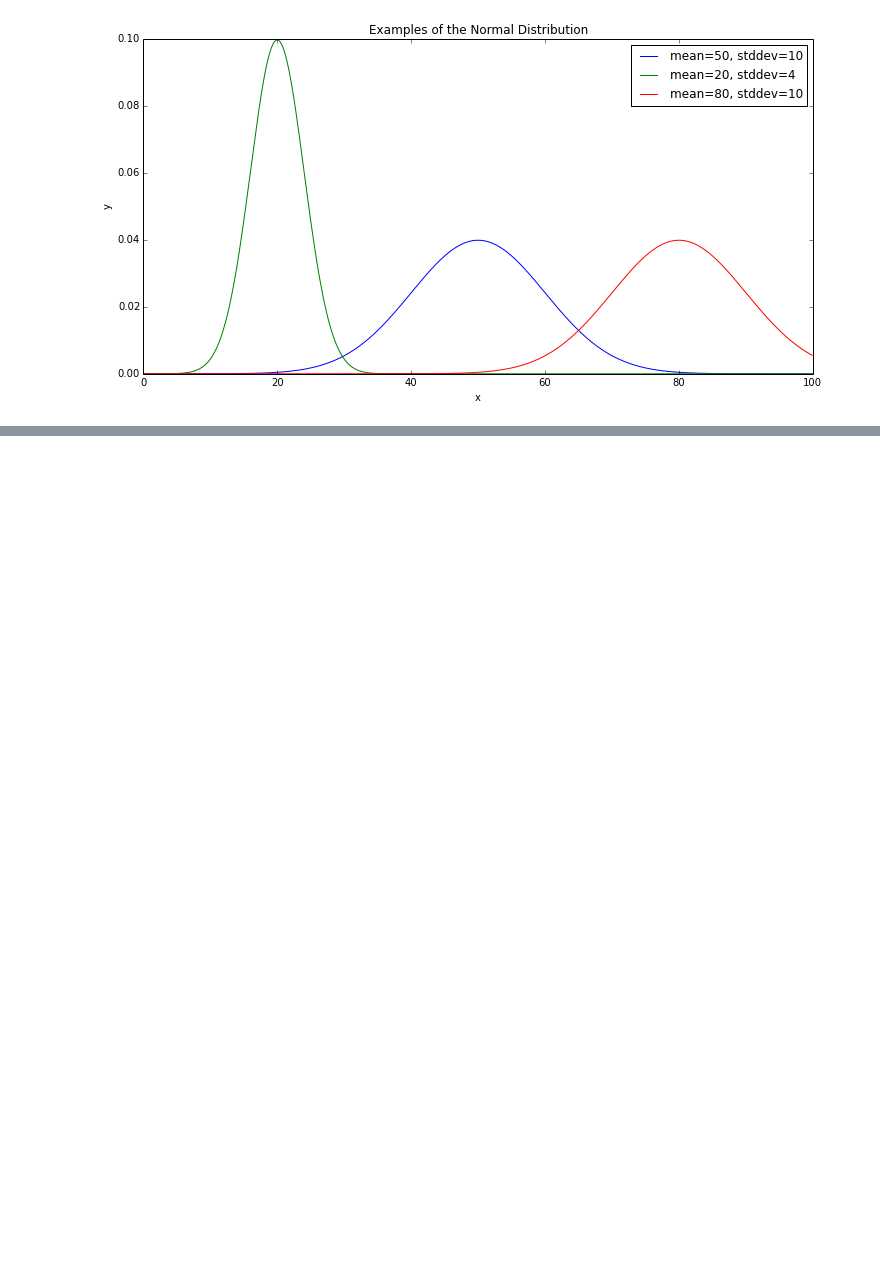
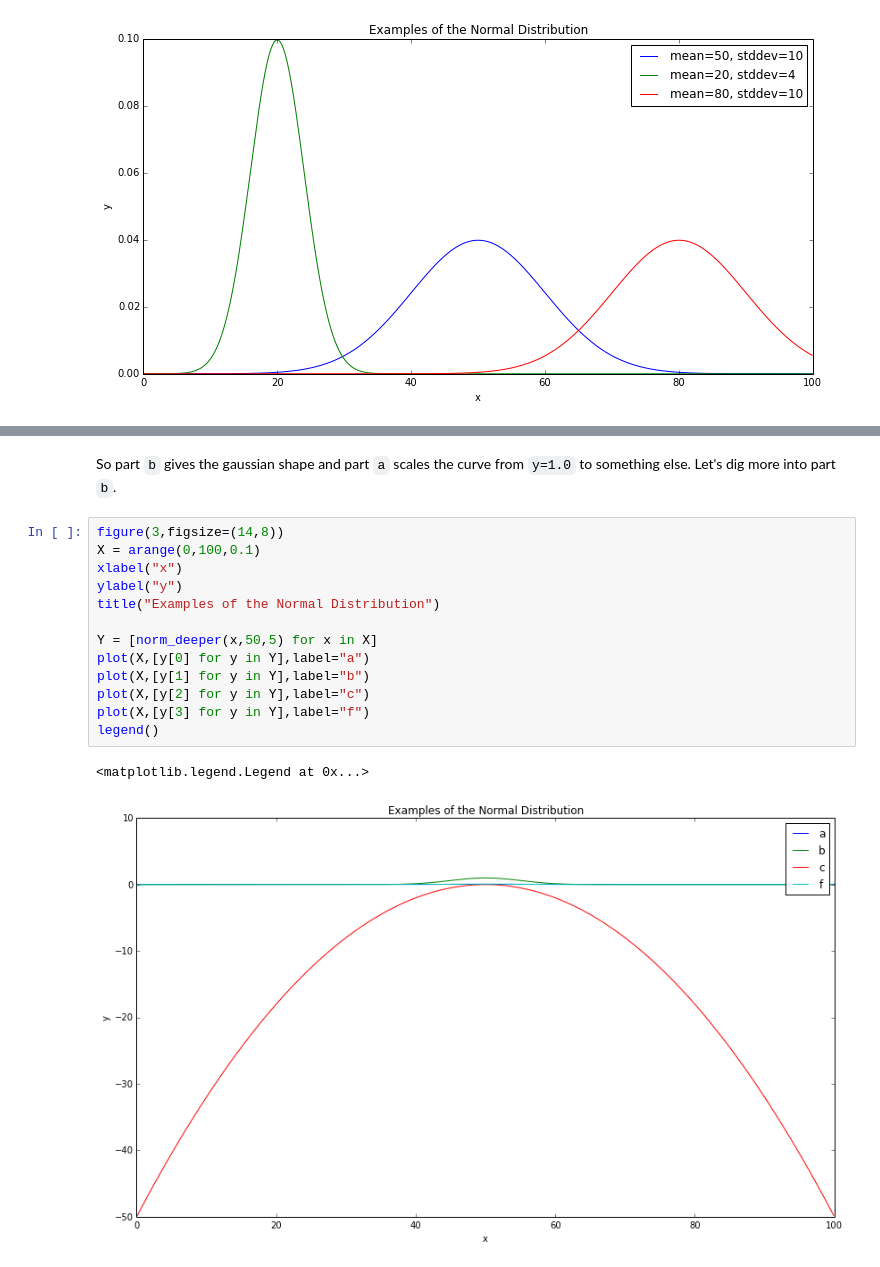
Before and after one commit to TheGrimmScientist/Snippets, a Jupyter notebook: NormalDistribution/NormalDistribution.ipynb, the cells around one changed output, grey strips where cells are left out. Drawn from its saved outputs; the diff is of its cells as text; blank space fills up the shorter version.

```diff
--- a/NormalDistribution/NormalDistribution.ipynb
+++ b/NormalDistribution/NormalDistribution.ipynb
@@ -48,0 +77,18 @@ legend()
+# %% [markdown]
+So part `b` gives the gaussian shape and part `a` scales the curve from `y=1.0` to something else.  Let's dig more into part `b`.
+# %%
+figure(3,figsize=(14,8))
+X = arange(0,100,0.1)
+xlabel("x")
+ylabel("y")
+title("Examples of the Normal Distribution")
+
+Y = [norm_deeper(x,50,5) for x in X]
+plot(X,[y[0] for y in Y],label="a")
+plot(X,[y[1] for y in Y],label="b")
+plot(X,[y[2] for y in Y],label="c")
+plot(X,[y[3] for y in Y],label="f")
+legend()
+# %% [output]
+<matplotlib.legend.Legend at 0x...>
+[figure, added]
```
Also changed, not shown: parts of 5 cells of this notebook.
